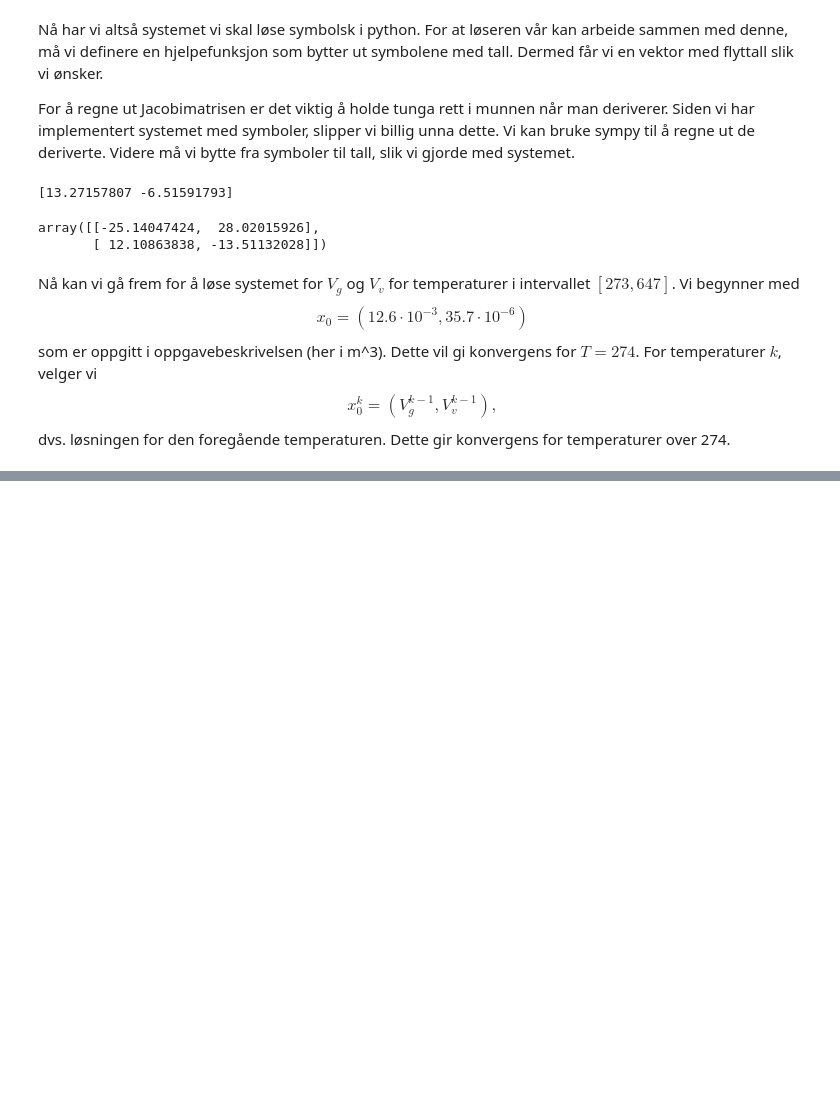
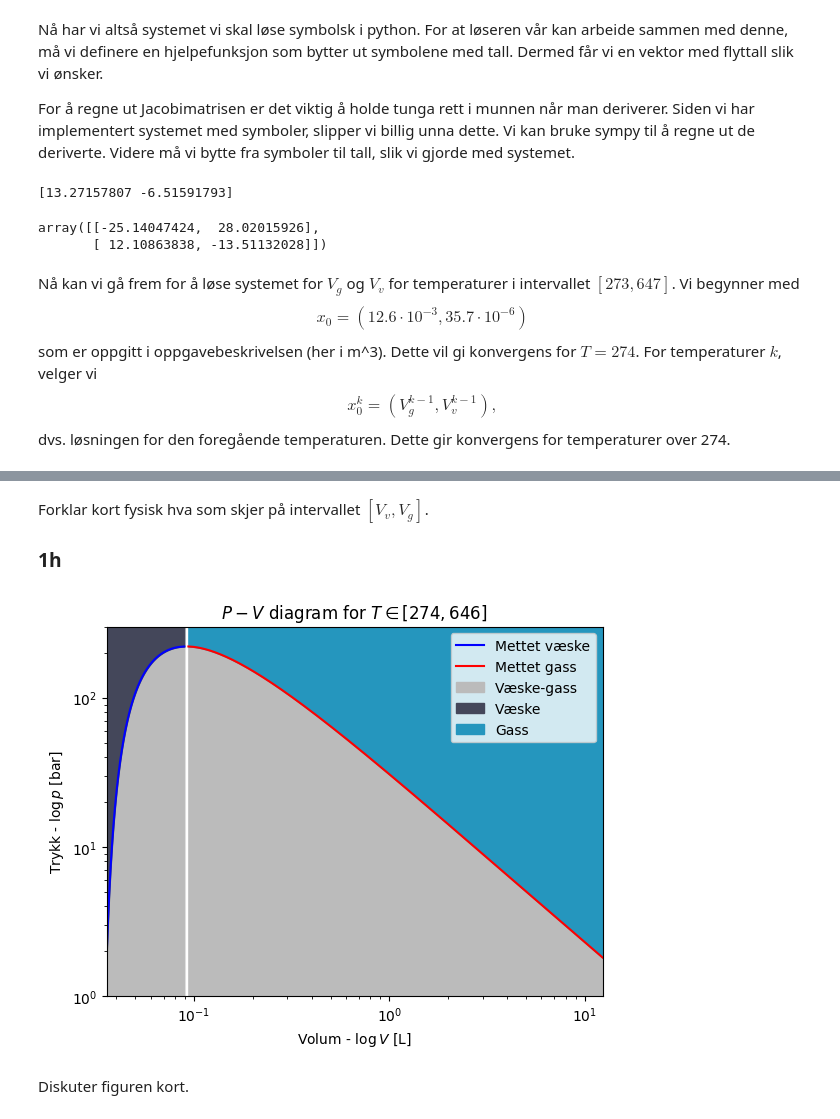
Before and after one commit to willidu/TMA4320, a Jupyter notebook: tekfys-prosjekt/oppgave1.ipynb, the cells around one changed output, grey strips where cells are left out. Drawn from its saved outputs; the diff is of its cells as text; code cells hidden in the pictures; blank space fills up the shorter version.

```diff
--- a/tekfys-prosjekt/oppgave1.ipynb
+++ b/tekfys-prosjekt/oppgave1.ipynb
@@ -268,0 +326,26 @@ plt.show()
+# %% [markdown]
+Forklar kort fysisk hva som skjer på intervallet $[V_v, V_g]$.
+
+### 1h
+# %%
+p_Vv = p_van_der_waals(Vv, temp_arr)*1e-5  # [bar]
+p_Vg = p_van_der_waals(Vg, temp_arr)*1e-5  # [bar]
+
+plt.autoscale(tight=True)
+
+plt.loglog(Vv*1e3, p_Vv, c='b', zorder=2, label='Mettet væske')
+plt.loglog(Vg*1e3, p_Vg, c='r', zorder=2, label='Mettet gass')
+plt.fill_between(Vv*1e3, p_Vv, 1, zorder=1, color='#bbbbbb', label='Væske-gass')
+plt.fill_between(Vg*1e3, p_Vg, 1, zorder=1, color='#bbbbbb')
+plt.fill_between(Vv*1e3, p_Vv, 300, zorder=1, color='#44475a', label='Væske')
+plt.fill_between(Vg*1e3, p_Vg, 300, zorder=1, color='#2596be', label='Gass')
+
+plt.xlabel(r'Volum - $\log V$ [L]')
+plt.ylabel('Trykk - $\log p$ [bar]')
+plt.title('$P-V$ diagram for $T \in[274,646]$')
+plt.legend()
+plt.show()
+# %% [output]
+[figure, added]
+# %% [markdown]
+Diskuter figuren kort.
```
Also changed, not shown: parts of 10 cells of this notebook.
